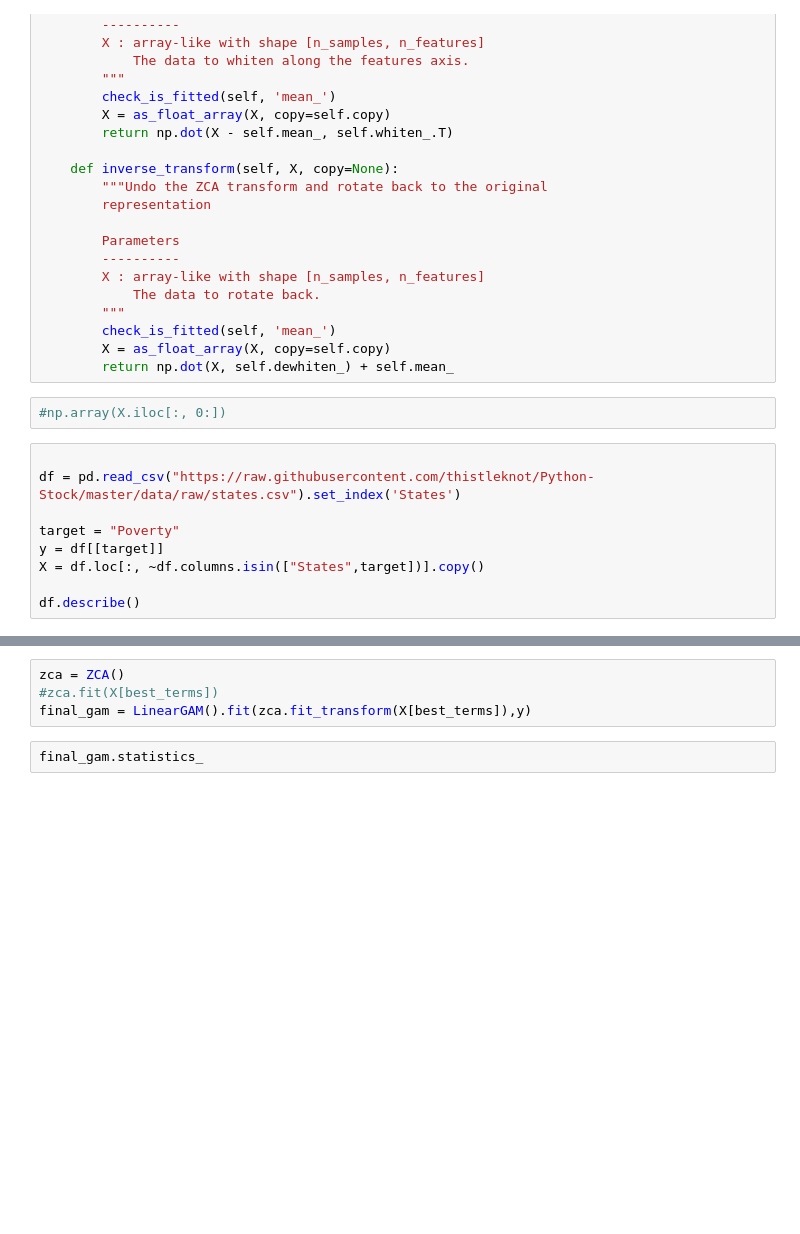
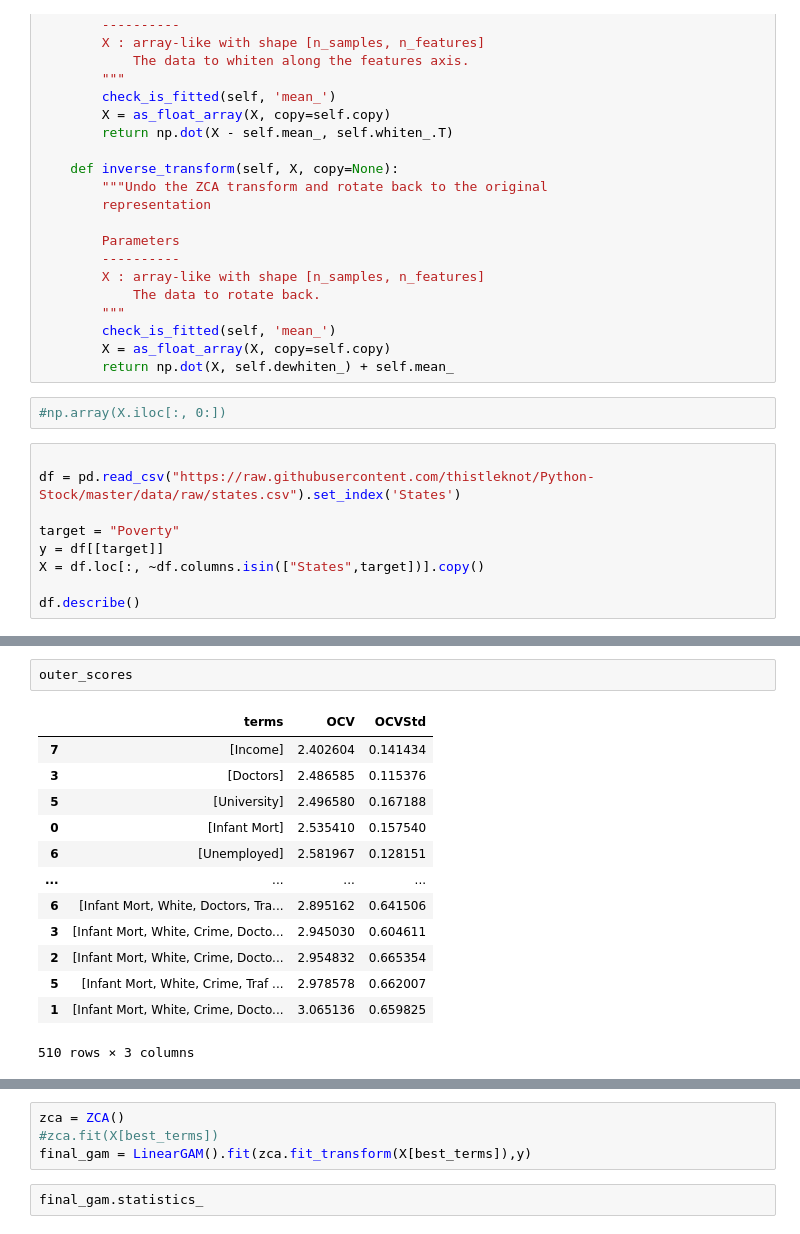
Before and after one commit to thistleknot/python-ml, a Jupyter notebook: code/pyGam Nested Cross Validation bestSubsets Dask.ipynb, the cells around one changed output, grey strips where cells are left out. Saved outputs shown, nothing was run; the diff lists cells and outputs as text; blank space fills up the shorter version.

```diff
--- a/code/pyGam Nested Cross Validation bestSubsets Dask.ipynb
+++ b/code/pyGam Nested Cross Validation bestSubsets Dask.ipynb
@@ -271 +287,17 @@ results = pd.concat([pd.DataFrame([item[1] for item in outer_scores],columns=['O
+# %%
+outer_scores
+# %% [output]
+|  | terms | OCV | OCVStd |
+| 7 | [Income] | 2.402604 | 0.141434 |
+| 3 | [Doctors] | 2.486585 | 0.115376 |
+| 5 | [University] | 2.496580 | 0.167188 |
+| 0 | [Infant Mort] | 2.535410 | 0.157540 |
+| 6 | [Unemployed] | 2.581967 | 0.128151 |
+| ... | ... | ... | ... |
+| 6 | [Infant Mort, White, Doctors, Tra... | 2.895162 | 0.641506 |
+| 3 | [Infant Mort, White, Crime, Docto... | 2.945030 | 0.604611 |
+| 2 | [Infant Mort, White, Crime, Docto... | 2.954832 | 0.665354 |
+| 5 | [Infant Mort, White, Crime, Traf ... | 2.978578 | 0.662007 |
+| 1 | [Infant Mort, White, Crime, Docto... | 3.065136 | 0.659825 |
+510 rows × 3 columns
 # %%
```
Also changed, not shown: parts of 18 cells of this notebook.
